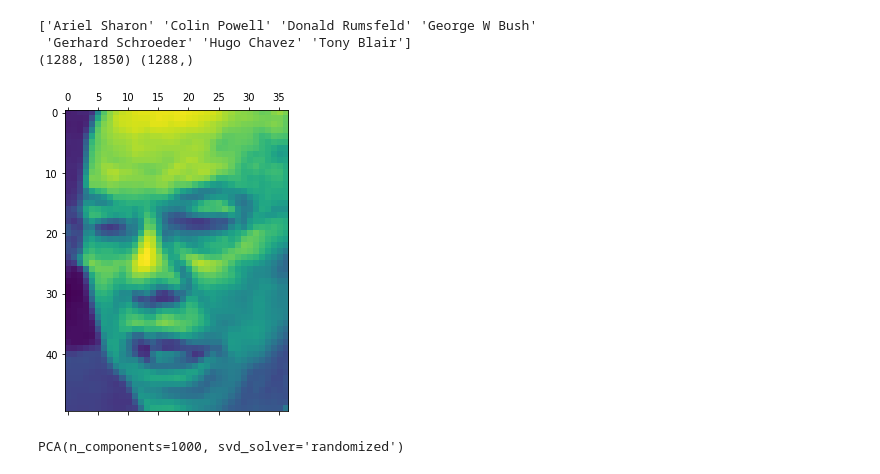
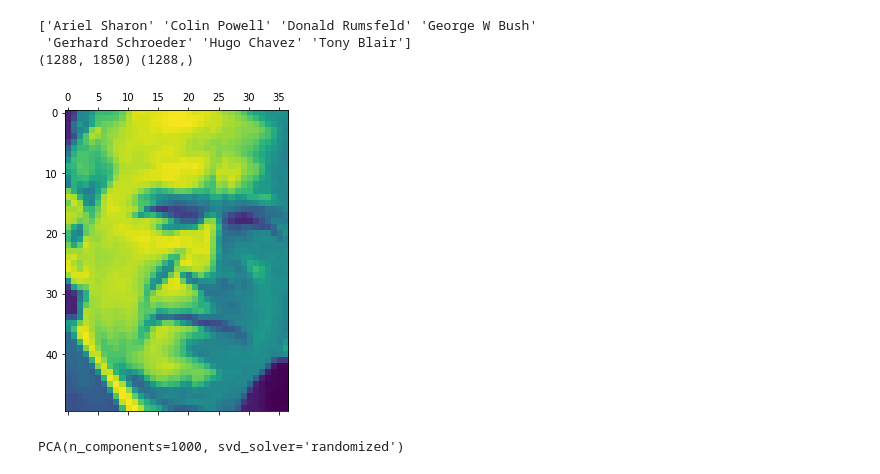
Before and after one commit to chape8/Se-alesIII, a Jupyter notebook: MiniProyecto2.ipynb, the cells around one changed output. Cells and saved outputs as stored; diff of their text form; code cells hidden in the pictures.

```diff
--- a/MiniProyecto2.ipynb
+++ b/MiniProyecto2.ipynb
@@ -6,26 +3,28 @@ from sklearn.metrics import ConfusionMatrixDisplay, confusion_matrix
 # %%
-from sklearn.datasets import fetch_lfw_people
-from sklearn.decomposition import PCA
 import numpy as np
 import sklearn.neural_network as NN
+
+from sklearn.decomposition import PCA
+from sklearn.datasets import fetch_lfw_people
 from sklearn.model_selection import train_test_split
-
-
+from sklearn import svm
+from sklearn.metrics import ConfusionMatrixDisplay, confusion_matrix
+from tensorflow.keras.layers import Conv1D, MaxPooling1D, Dropout, Flatten, Dense
 lfw_people = fetch_lfw_people(min_faces_per_person=70, resize=0.4)
 
 print(lfw_people.target_names)
 data = lfw_people.data
 target = lfw_people.target
 print(data.shape,target.shape)
 # Ejemplo para graficar
 import matplotlib.pyplot as plt
-plt.matshow(lfw_people.images[500])
+plt.matshow(lfw_people.images[456])
 plt.show()
 # %% [output]
 ['Ariel Sharon' 'Colin Powell' 'Donald Rumsfeld' 'George W Bush'
  'Gerhard Schroeder' 'Hugo Chavez' 'Tony Blair']
 (1288, 1850) (1288,)
-[figure, old version]
+[figure, new version]
 # %%
 pca = PCA(n_components = 1000, svd_solver='randomized')
 pca.fit(data)
```
Also changed, not shown: parts of 24 cells of this notebook.
